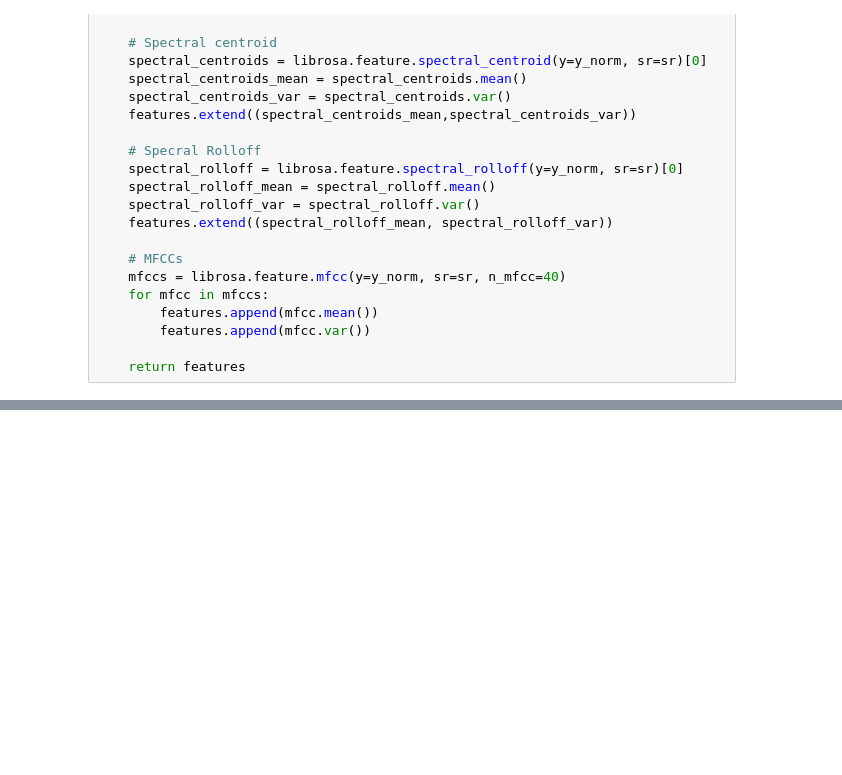
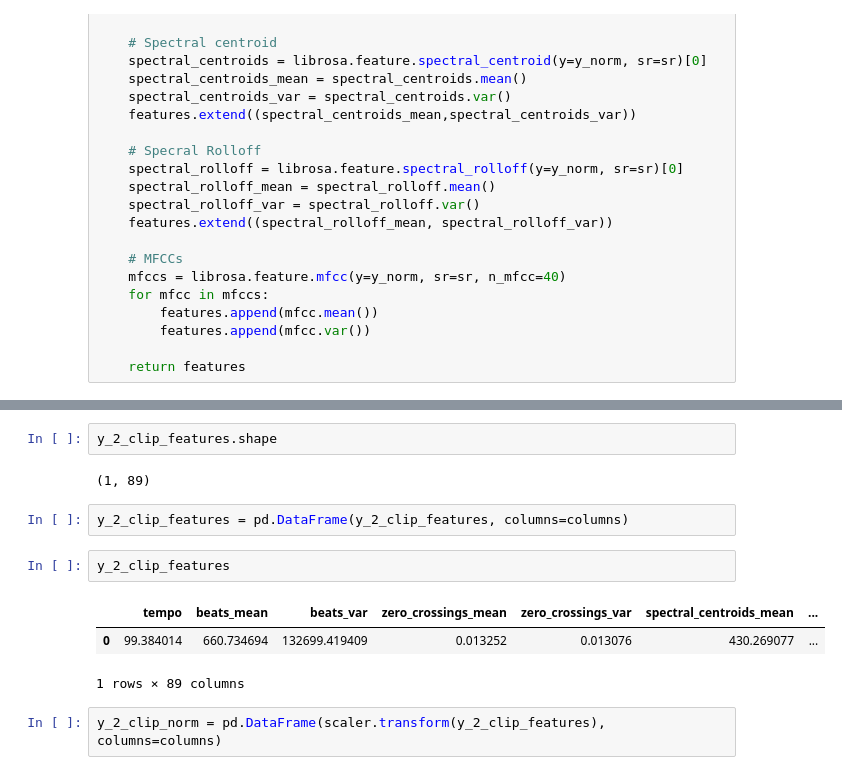
Before and after one commit to rsmassey/mcats, a Jupyter notebook: notebooks/Model_SVM.ipynb, the cells around one changed output, grey strips where cells are left out. Cells and saved outputs as stored; diff of their text form; blank space fills up the shorter version.

```diff
--- a/notebooks/Model_SVM.ipynb
+++ b/notebooks/Model_SVM.ipynb
@@ -91,0 +203,14 @@ array([8])
+# %%
+y_2_clip_features.shape
+# %% [output]
+(1, 89)
+# %%
+y_2_clip_features = pd.DataFrame(y_2_clip_features, columns=columns)
+# %%
+y_2_clip_features
+# %% [output]
+|  | tempo | beats_mean | beats_var | zero_crossings_mean | zero_crossings_var | spectral_centroids_mean | ... |
+| 0 | 99.384014 | 660.734694 | 132699.419409 | 0.013252 | 0.013076 | 430.269077 | ... |
+1 rows × 89 columns
+# %%
+y_2_clip_norm = pd.DataFrame(scaler.transform(y_2_clip_features), columns=columns)
```
Also changed, not shown: parts of 38 cells of this notebook.
